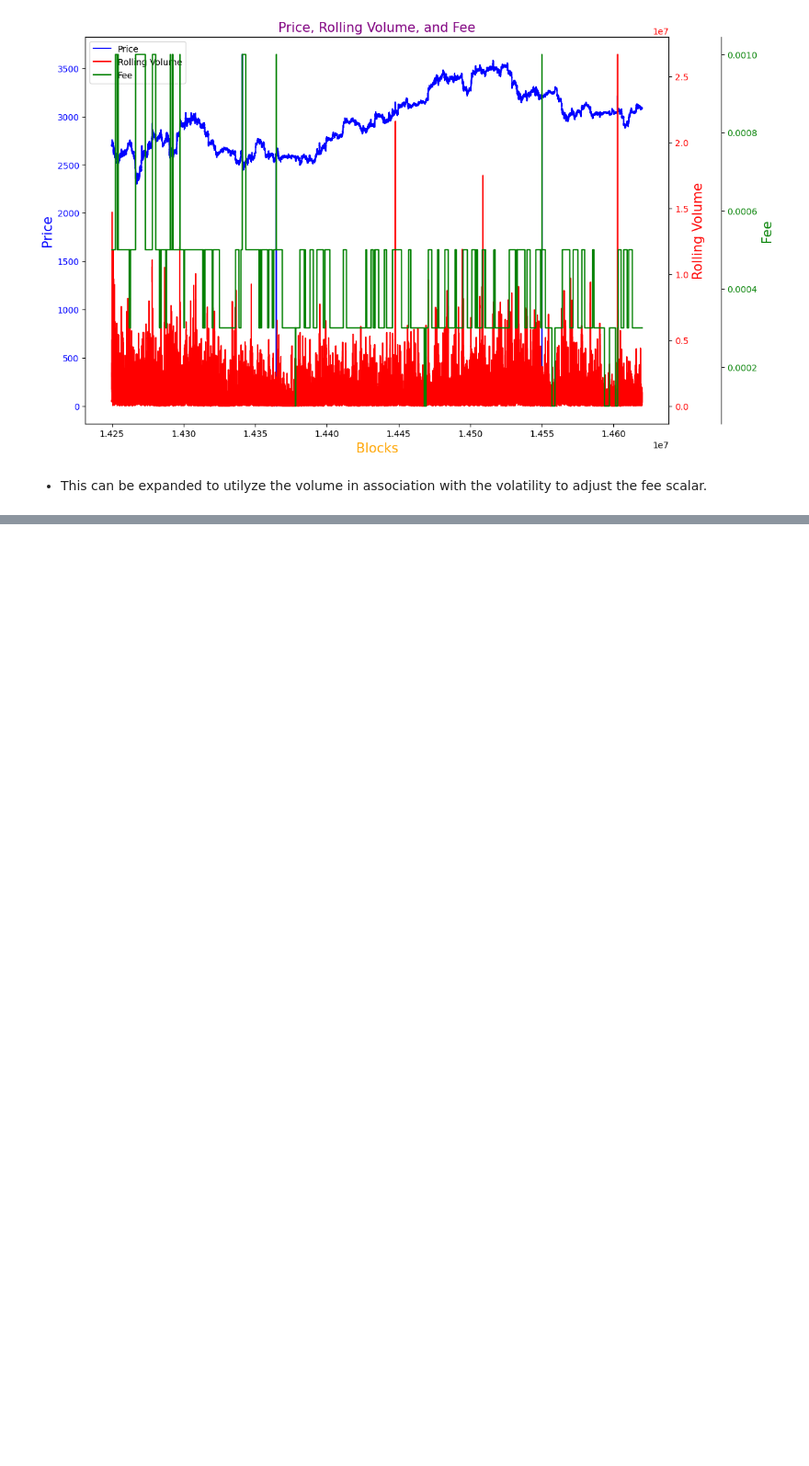
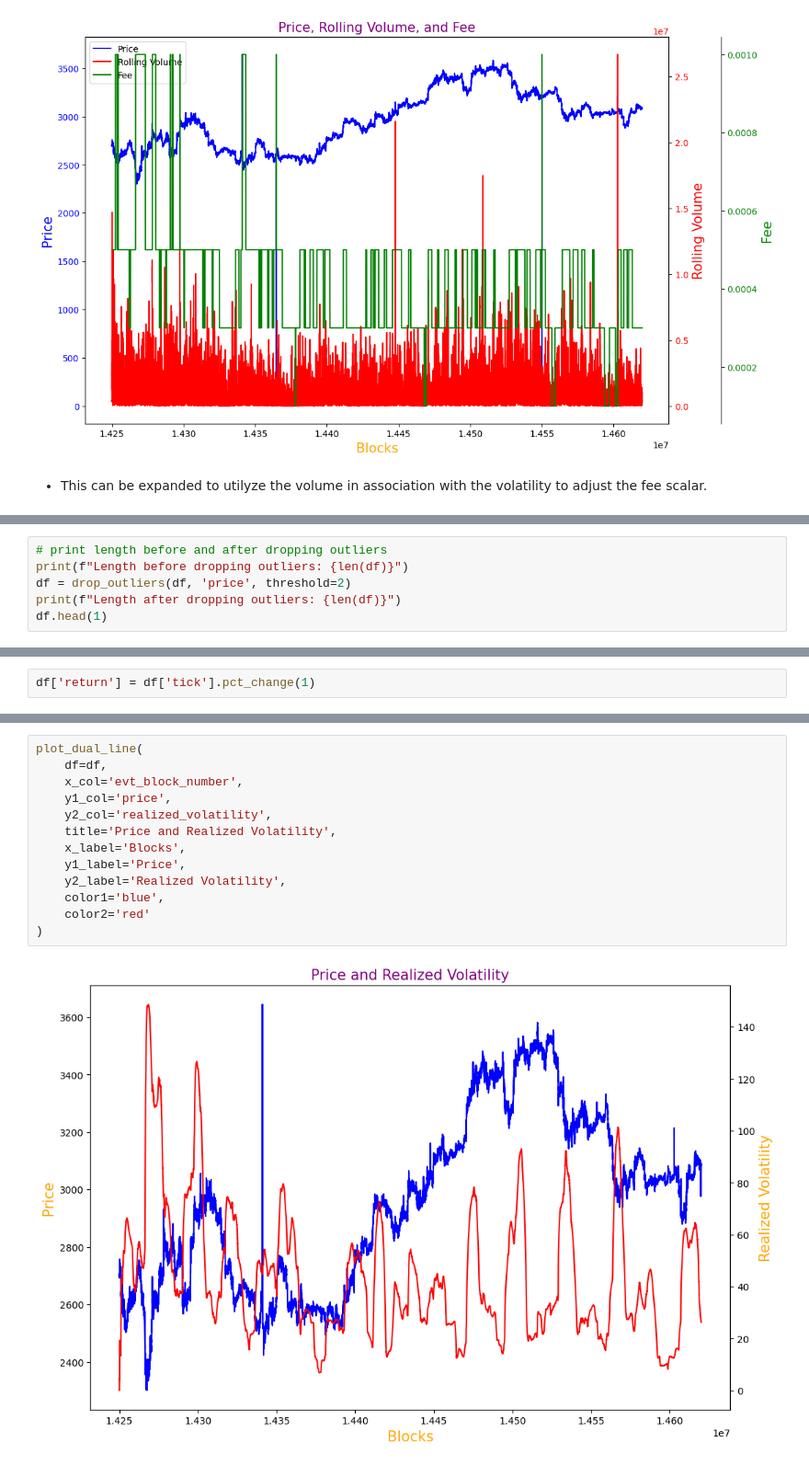
Before and after one commit to semiotic-ai/realized_volatility_substream, a Jupyter notebook: notebooks/notebooks/notes-denver.ipynb, the cells around one changed output, grey strips where cells are left out. Shown at 92% size. Saved outputs shown, nothing was run; the diff lists cells and outputs as text; blank space fills up the shorter version.

```diff
--- a/notebooks/notebooks/notes-denver.ipynb
+++ b/notebooks/notebooks/notes-denver.ipynb
@@ -816,0 +918,6 @@ plot_triple_line(
+# %%
+# print length before and after dropping outliers
+print(f"Length before dropping outliers: {len(df)}")
+df = drop_outliers(df, 'price', threshold=2)
+print(f"Length after dropping outliers: {len(df)}")
+df.head(1)
@@ -816,0 +929,2 @@ plot_triple_line(
+# %%
+df['return'] = df['tick'].pct_change(1)
@@ -816,0 +981,15 @@ plot_triple_line(
+# %%
+plot_dual_line(
+    df=df,
+    x_col='evt_block_number',
+    y1_col='price',
+    y2_col='realized_volatility',
+    title='Price and Realized Volatility',
+    x_label='Blocks',
+    y1_label='Price',
+    y2_label='Realized Volatility',
+    color1='blue',
+    color2='red'
+)
+# %% [output]
+[figure, added]
```
Also changed, not shown: parts of 22 cells of this notebook, 2 other files.
